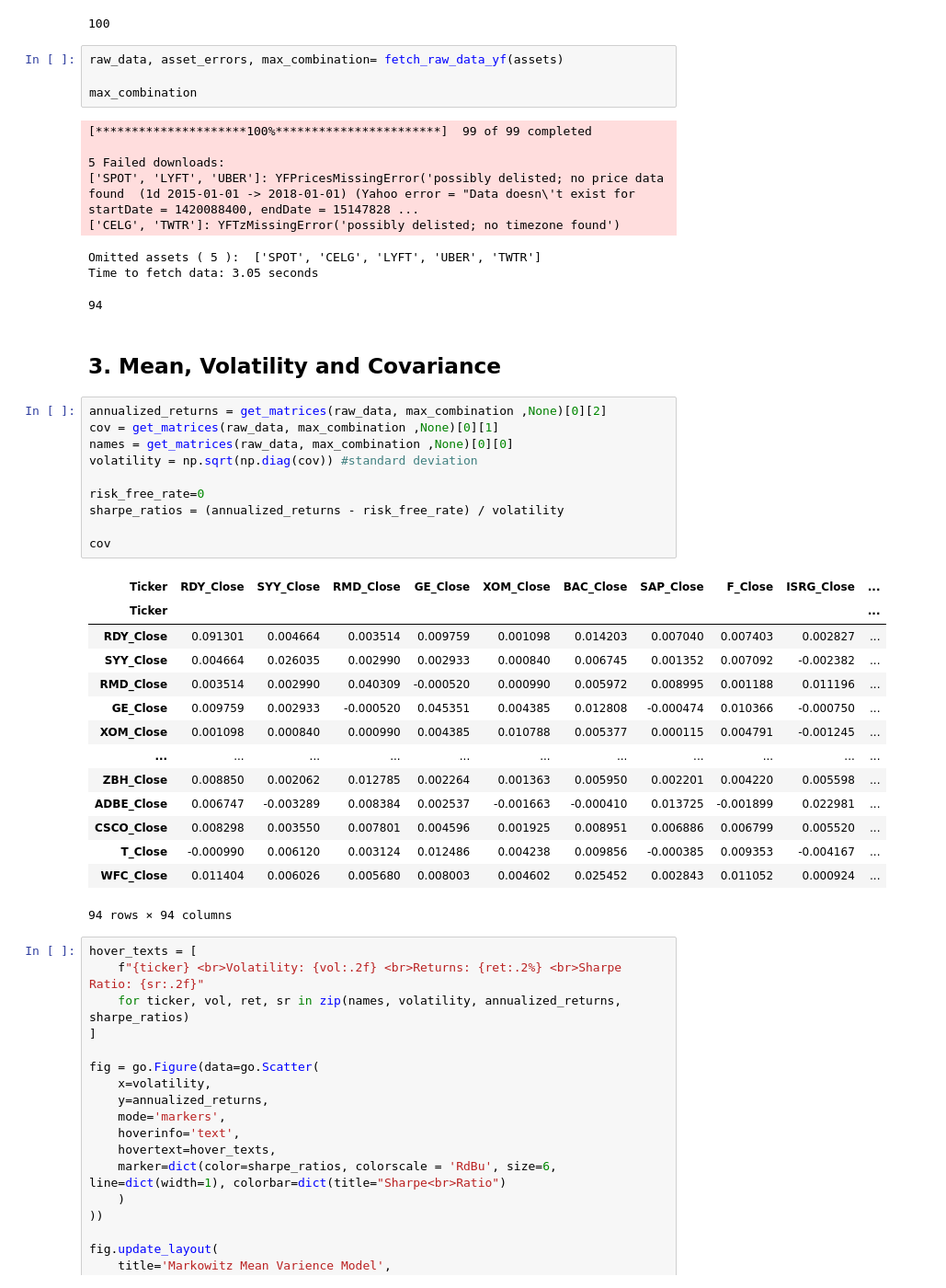
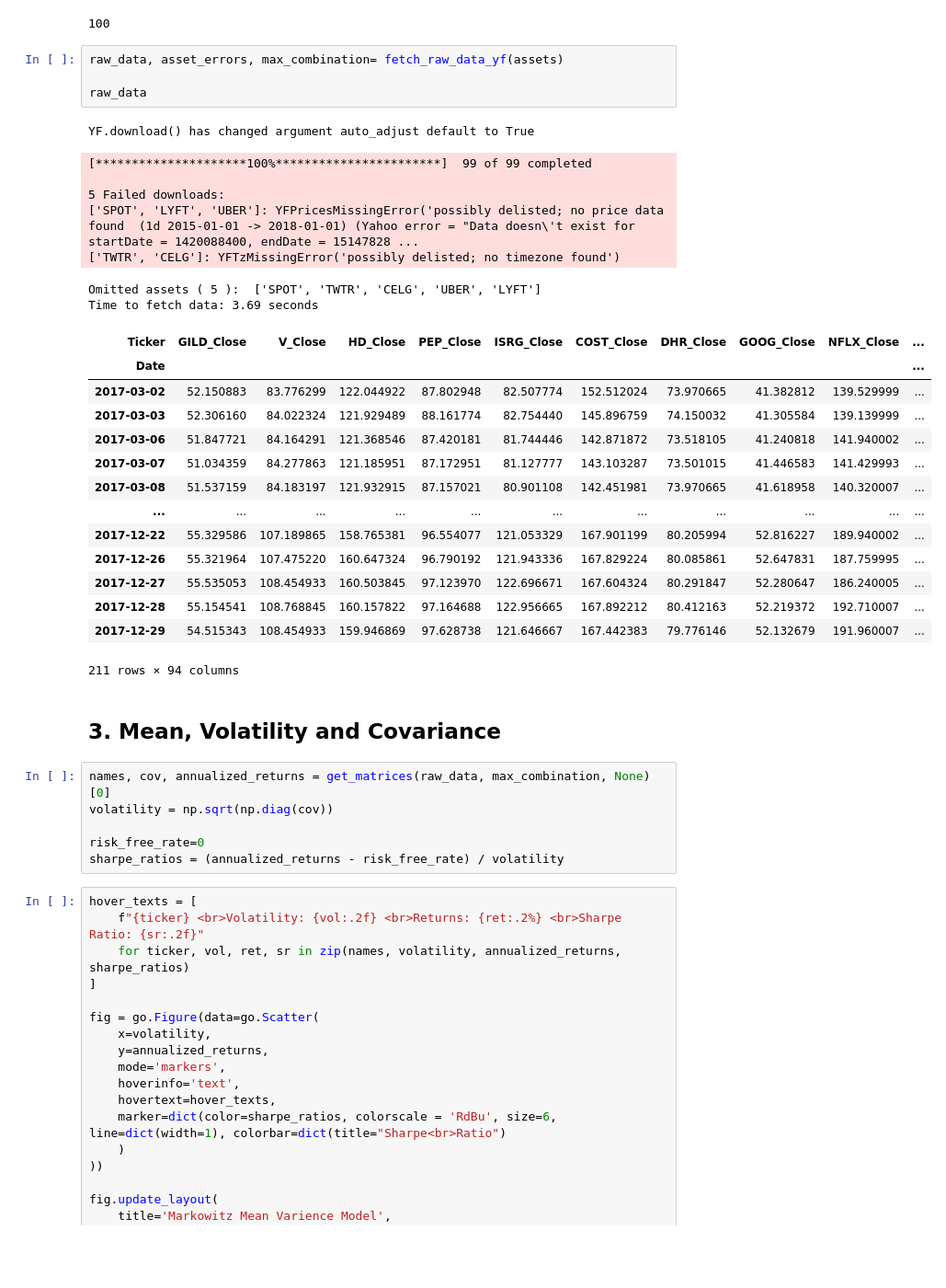
Before and after one commit to LinusTC/RoboAdvisor, a Jupyter notebook: MarkowitzBullet.ipynb, the cells around one changed output. Shown at 92% size. Cells and saved outputs as stored; diff of their text form; blank space fills up the shorter version.

```diff
--- a/MarkowitzBullet.ipynb
+++ b/MarkowitzBullet.ipynb
@@ -123,43 +125,38 @@ len(assets)
 # %%
 raw_data, asset_errors, max_combination= fetch_raw_data_yf(assets)
 
-max_combination
+raw_data
 # %% [output]
-[*********************100%***********************]  99 of 99 completed
-
-5 Failed downloads:
-['SPOT', 'LYFT', 'UBER']: YFPricesMissingError('possibly delisted; no price data found  (1d 2015-01-01 -> 2018-01-01) (Yahoo error = "Data doesn\'t exist for startDate = 1420088400, endDate = 15147828 ...
-['CELG', 'TWTR']: YFTzMissingError('possibly delisted; no timezone found')
+YF.download() has changed argument auto_adjust default to True
-Omitted assets ( 5 ):  ['SPOT', 'CELG', 'LYFT', 'UBER', 'TWTR']
-Time to fetch data: 3.05 seconds
+[*********************100%***********************]  99 of 99 completed
+
+5 Failed downloads:
+['SPOT', 'LYFT', 'UBER']: YFPricesMissingError('possibly delisted; no price data found  (1d 2015-01-01 -> 2018-01-01) (Yahoo error = "Data doesn\'t exist for startDate = 1420088400, endDate = 15147828 ...
+['TWTR', 'CELG']: YFTzMissingError('possibly delisted; no timezone found')
-94
+Omitted assets ( 5 ):  ['SPOT', 'TWTR', 'CELG', 'UBER', 'LYFT']
+Time to fetch data: 3.69 seconds
+| Ticker | GILD_Close | V_Close | HD_Close | PEP_Close | ISRG_Close | COST_Close | DHR_Close | GOOG_Close | NFLX_Close | ... |
+| Date |  |  |  |  |  |  |  |  |  | ... |
+| 2017-03-02 | 52.150883 | 83.776299 | 122.044922 | 87.802948 | 82.507774 | 152.512024 | 73.970665 | 41.382812 | 139.529999 | ... |
+| 2017-03-03 | 52.306160 | 84.022324 | 121.929489 | 88.161774 | 82.754440 | 145.896759 | 74.150032 | 41.305584 | 139.139999 | ... |
+| 2017-03-06 | 51.847721 | 84.164291 | 121.368546 | 87.420181 | 81.744446 | 142.871872 | 73.518105 | 41.240818 | 141.940002 | ... |
+| 2017-03-07 | 51.034359 | 84.277863 | 121.185951 | 87.172951 | 81.127777 | 143.103287 | 73.501015 | 41.446583 | 141.429993 | ... |
+| 2017-03-08 | 51.537159 | 84.183197 | 121.932915 | 87.157021 | 80.901108 | 142.451981 | 73.970665 | 41.618958 | 140.320007 | ... |
+| ... | ... | ... | ... | ... | ... | ... | ... | ... | ... | ... |
+| 2017-12-22 | 55.329586 | 107.189865 | 158.765381 | 96.554077 | 121.053329 | 167.901199 | 80.205994 | 52.816227 | 189.940002 | ... |
+| 2017-12-26 | 55.321964 | 107.475220 | 160.647324 | 96.790192 | 121.943336 | 167.829224 | 80.085861 | 52.647831 | 187.759995 | ... |
+| 2017-12-27 | 55.535053 | 108.454933 | 160.503845 | 97.123970 | 122.696671 | 167.604324 | 80.291847 | 52.280647 | 186.240005 | ... |
+| 2017-12-28 | 55.154541 | 108.768845 | 160.157822 | 97.164688 | 122.956665 | 167.892212 | 80.412163 | 52.219372 | 192.710007 | ... |
+| 2017-12-29 | 54.515343 | 108.454933 | 159.946869 | 97.628738 | 121.646667 | 167.442383 | 79.776146 | 52.132679 | 191.960007 | ... |
+211 rows × 94 columns
 # %% [markdown]
 ## 3. Mean, Volatility and Covariance
 # %%
-annualized_returns = get_matrices(raw_data, max_combination ,None)[0][2]
-cov = get_matrices(raw_data, max_combination ,None)[0][1]
-names = get_matrices(raw_data, max_combination ,None)[0][0]
-volatility = np.sqrt(np.diag(cov)) #standard deviation
+names, cov, annualized_returns = get_matrices(raw_data, max_combination, None)[0]
+volatility = np.sqrt(np.diag(cov))
 
 risk_free_rate=0
 sharpe_ratios = (annualized_returns - risk_free_rate) / volatility
-
-cov
-# %% [output]
-| Ticker | RDY_Close | SYY_Close | RMD_Close | GE_Close | XOM_Close | BAC_Close | SAP_Close | F_Close | ISRG_Close | ... |
-| Ticker |  |  |  |  |  |  |  |  |  | ... |
-| RDY_Close | 0.091301 | 0.004664 | 0.003514 | 0.009759 | 0.001098 | 0.014203 | 0.007040 | 0.007403 | 0.002827 | ... |
-| SYY_Close | 0.004664 | 0.026035 | 0.002990 | 0.002933 | 0.000840 | 0.006745 | 0.001352 | 0.007092 | -0.002382 | ... |
-| RMD_Close | 0.003514 | 0.002990 | 0.040309 | -0.000520 | 0.000990 | 0.005972 | 0.008995 | 0.001188 | 0.011196 | ... |
-| GE_Close | 0.009759 | 0.002933 | -0.000520 | 0.045351 | 0.004385 | 0.012808 | -0.000474 | 0.010366 | -0.000750 | ... |
-| XOM_Close | 0.001098 | 0.000840 | 0.000990 | 0.004385 | 0.010788 | 0.005377 | 0.000115 | 0.004791 | -0.001245 | ... |
-| ... | ... | ... | ... | ... | ... | ... | ... | ... | ... | ... |
-| ZBH_Close | 0.008850 | 0.002062 | 0.012785 | 0.002264 | 0.001363 | 0.005950 | 0.002201 | 0.004220 | 0.005598 | ... |
-| ADBE_Close | 0.006747 | -0.003289 | 0.008384 | 0.002537 | -0.001663 | -0.000410 | 0.013725 | -0.001899 | 0.022981 | ... |
-| CSCO_Close | 0.008298 | 0.003550 | 0.007801 | 0.004596 | 0.001925 | 0.008951 | 0.006886 | 0.006799 | 0.005520 | ... |
-| T_Close | -0.000990 | 0.006120 | 0.003124 | 0.012486 | 0.004238 | 0.009856 | -0.000385 | 0.009353 | -0.004167 | ... |
-| WFC_Close | 0.011404 | 0.006026 | 0.005680 | 0.008003 | 0.004602 | 0.025452 | 0.002843 | 0.011052 | 0.000924 | ... |
-94 rows × 94 columns
 # %%
 hover_texts = [
     f"{ticker} <br>Volatility: {vol:.2f} <br>Returns: {ret:.2%} <br>Sharpe Ratio: {sr:.2f}"
```
Also changed, not shown: parts of 4 cells of this notebook, 3 other files.
